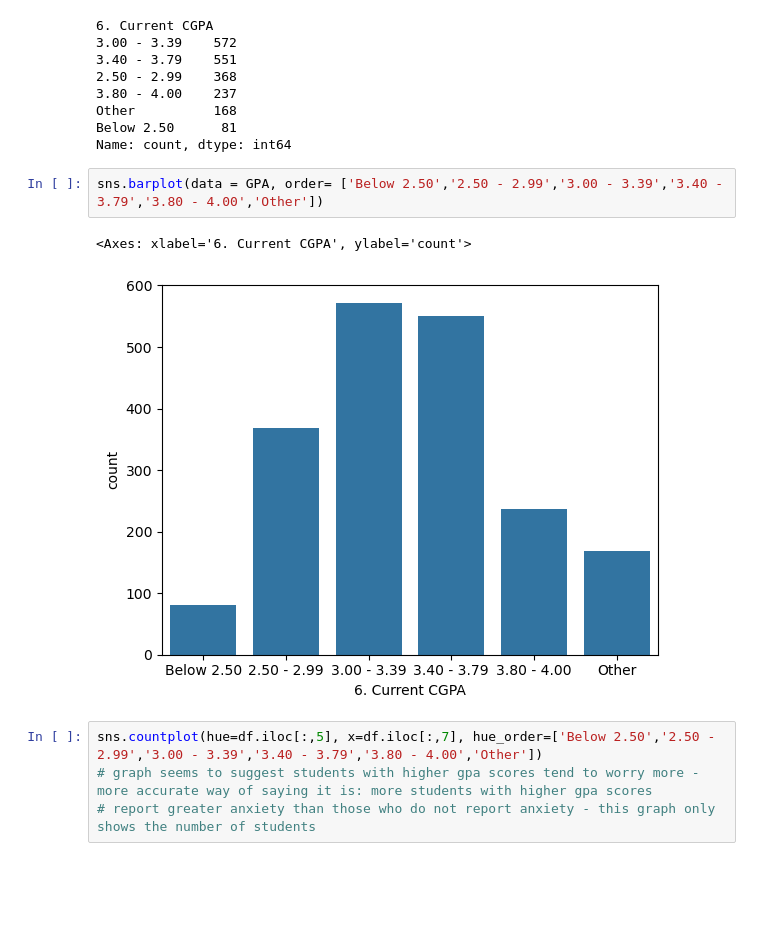
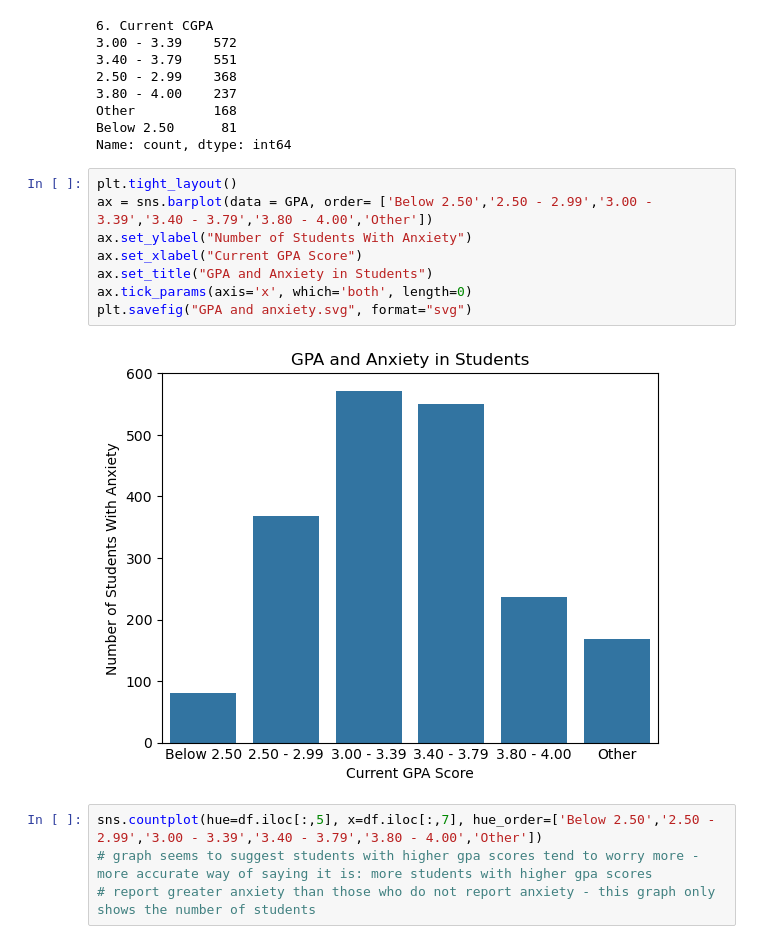
Before and after one commit to kawsar11499/My_Data_Science_Projects, a Jupyter notebook: Bangladesh_Student_Mental_Health.ipynb, the cells around one changed output. Cells and saved outputs as stored; diff of their text form; blank space fills up the shorter version.

```diff
--- a/Bangladesh_Student_Mental_Health.ipynb
+++ b/Bangladesh_Student_Mental_Health.ipynb
@@ -83,10 +86,15 @@ Other          168
 Below 2.50      81
 Name: count, dtype: int64
 # %%
-sns.barplot(data = GPA, order= ['Below 2.50','2.50 - 2.99','3.00 - 3.39','3.40 - 3.79','3.80 - 4.00','Other'])
+plt.tight_layout()
+ax = sns.barplot(data = GPA, order= ['Below 2.50','2.50 - 2.99','3.00 - 3.39','3.40 - 3.79','3.80 - 4.00','Other'])
+ax.set_ylabel("Number of Students With Anxiety")
+ax.set_xlabel("Current GPA Score")
+ax.set_title("GPA and Anxiety in Students")
+ax.tick_params(axis='x', which='both', length=0)
+plt.savefig("GPA and anxiety.svg", format="svg")
 # %% [output]
-<Axes: xlabel='6. Current CGPA', ylabel='count'>
-[figure, old version]
+[figure, new version]
 # %%
 sns.countplot(hue=df.iloc[:,5], x=df.iloc[:,7], hue_order=['Below 2.50','2.50 - 2.99','3.00 - 3.39','3.40 - 3.79','3.80 - 4.00','Other'])
 # graph seems to suggest students with higher gpa scores tend to worry more - more accurate way of saying it is: more students with higher gpa scores
```
Also changed, not shown: parts of 7 cells of this notebook.
